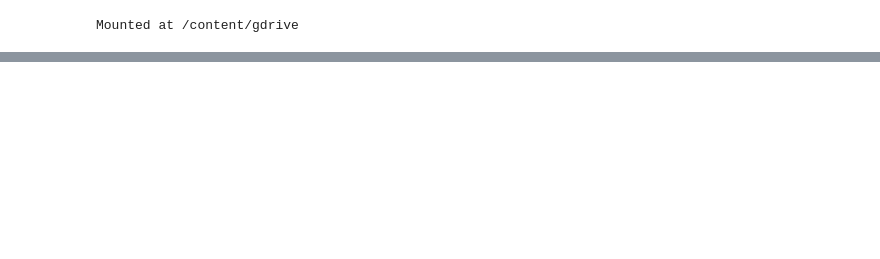
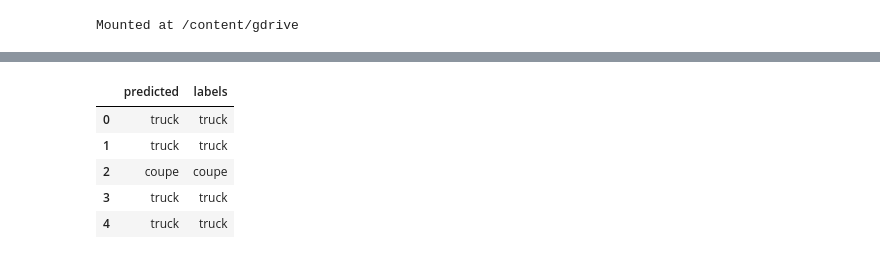
Before and after one commit to Oreolorun/Image-Recognition, a Jupyter notebook: CarTypeImageRegcognition.ipynb, the cells around one changed output, grey strips where cells are left out. Cells and saved outputs as stored; diff of their text form; code cells hidden in the pictures; blank space fills up the shorter version.

```diff
--- a/CarTypeImageRegcognition.ipynb
+++ b/CarTypeImageRegcognition.ipynb
@@ -433,0 +371,26 @@ pd.read_csv('example.csv', header=None)
+# %%
+#  defining mapping function
+def actual_label(instance):
+  if instance == 0:
+    instance = 'sedan'
+  elif instance == 1:
+    instance = 'coupe'
+  elif instance == 2:
+    instance = 'suv'
+  elif instance == 3:
+    instance = 'truck'
+  return instance
+# %%
+#  converting numerical labels into strings
+test_results['predicted'] = test_results['predicted'].map(actual_label)
+test_results['labels'] = test_results['labels'].map(actual_label)
+# %%
+#  previewing converted labels
+test_results.head()
+# %% [output]
+|  | predicted | labels |
+| 0 | truck | truck |
+| 1 | truck | truck |
+| 2 | coupe | coupe |
+| 3 | truck | truck |
+| 4 | truck | truck |
```
Also changed, not shown: parts of 32 cells of this notebook.
